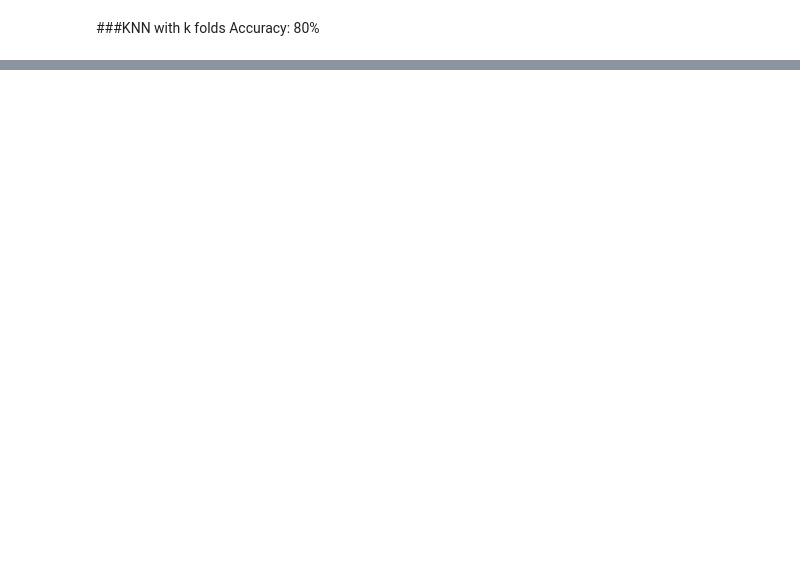
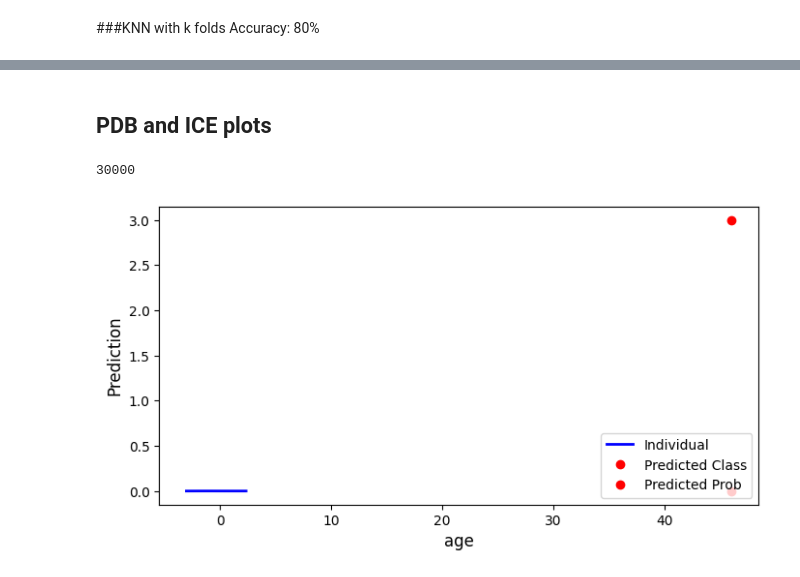
Before and after one commit to mikakia/Project-in-HealthCare, a Jupyter notebook: Healthcare_Risk_Factors.ipynb, the cells around one changed output, grey strips where cells are left out. Cells and saved outputs as stored; diff of their text form; code cells hidden in the pictures; blank space fills up the shorter version.

```diff
--- a/Healthcare_Risk_Factors.ipynb
+++ b/Healthcare_Risk_Factors.ipynb
@@ -435,0 +1038,29 @@ print("Mean accuracy:", scores.mean())
+# %% [markdown]
+## PDB and ICE plots
+# %%
+pdb_lines = partial_dependence(nn_model,
+                               X,
+                               ['age'],
+                               percentiles=(0,1),
+                               grid_resolution=100,
+                               kind='individual'    # predictions for individual lines
+                               )
+len(pdb_lines['individual'][0])
+# %% [output]
+30000
+# %%
+plt.figure(figsize=(8,4))
+plt.plot(pdb_lines['grid_values'][0], pdb_lines['individual'][0][0], linewidth=2, color='blue', label='Individual')
+per_0 = df.iloc[0] # actual area
+plt.plot(per_0['age'], y_pred_nn[0], 'ro', label='Predicted Class')
+
+#
+y_pred_prob = nn_model.predict_proba(X)[:, 1]
+plt.plot(per_0['age'], y_pred_prob[0], 'ro', label='Predicted Prob')
+
+plt.ylabel('Prediction', size=12)
+plt.xlabel('age', size=12)
+plt.legend(loc='lower right')
+plt.show()
+# %% [output]
+[figure, added]
```
Also changed, not shown: parts of 73 cells of this notebook.
